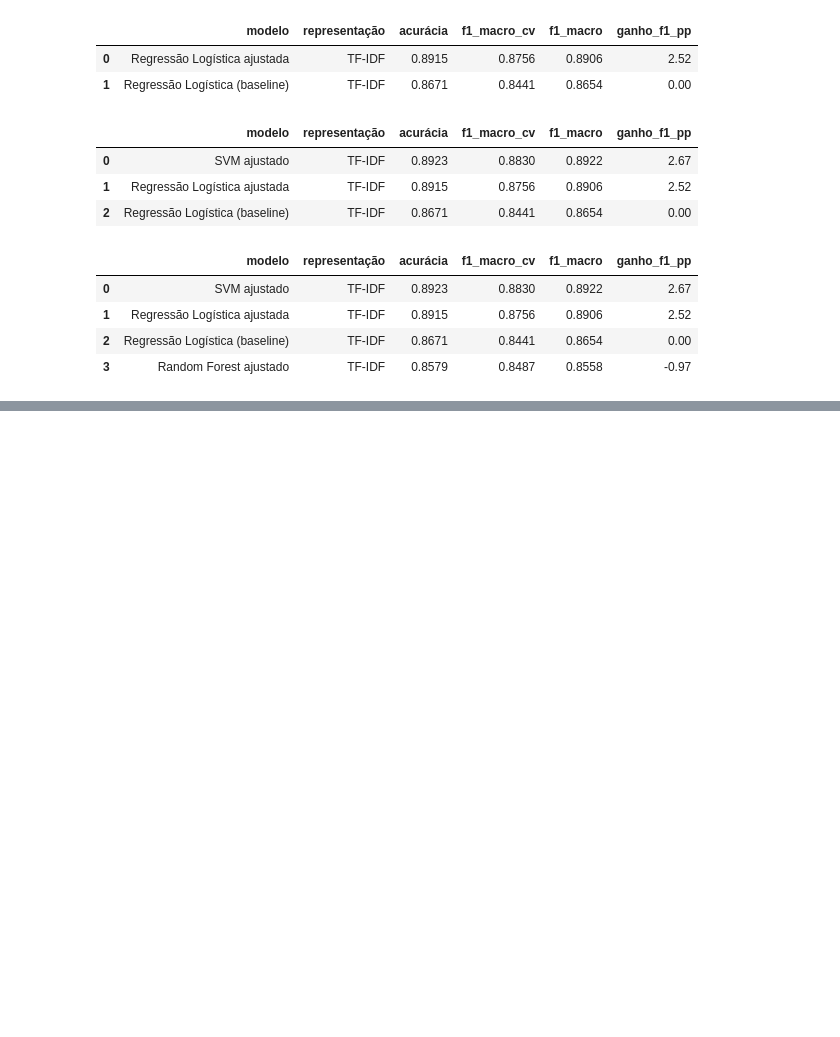
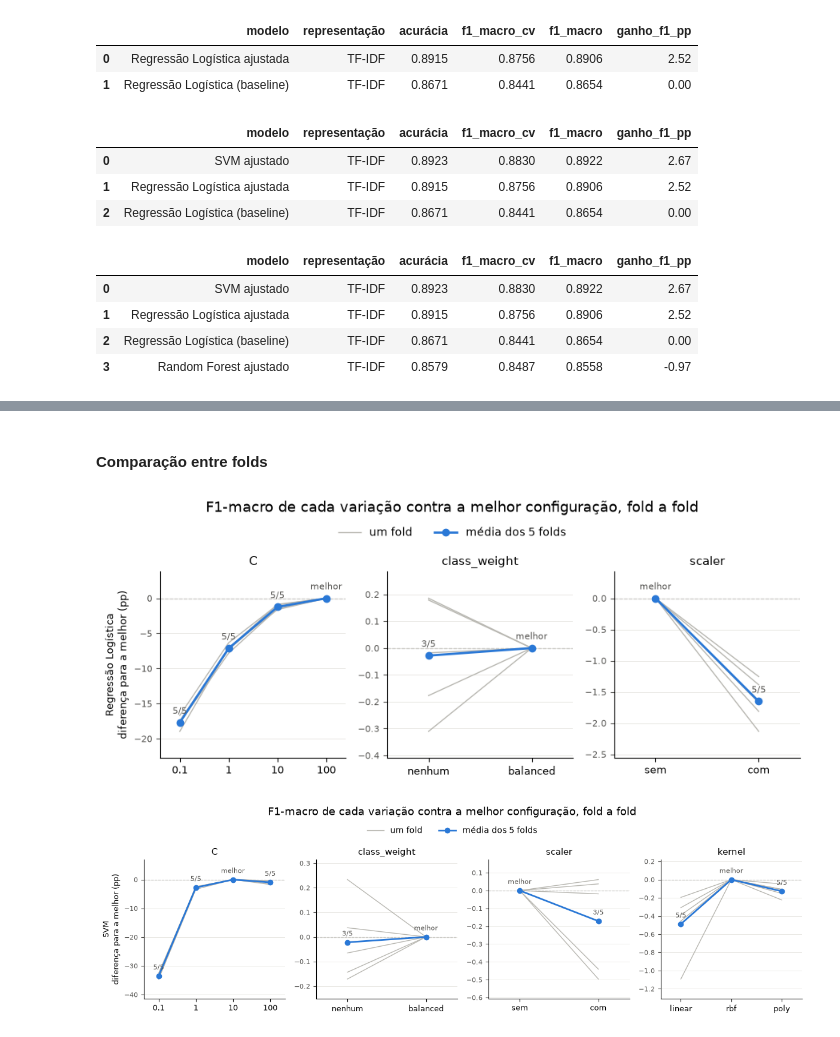
Before and after one commit to imarcososhiro/banking77-pt-classificacao, a Jupyter notebook: notebooks/03_modelagem.ipynb, the cells around one changed output, grey strips where cells are left out. Drawn from its saved outputs; the diff is of its cells as text; code cells hidden in the pictures; blank space fills up the shorter version.

```diff
--- a/notebooks/03_modelagem.ipynb
+++ b/notebooks/03_modelagem.ipynb
@@ -822,0 +997,22 @@ tabela_resultados()
+# %%
+# 5.2 Regressão Logística + Embeddings
+
+pipeline_reglog_emb = Pipeline([
+    ('scaler', 'passthrough'),  # 'passthrough' = sem padronização
+    ('clf', LogisticRegression(max_iter=1000)),
+])
+
+grade_reglog_emb = {
+    'scaler': ['passthrough', StandardScaler()],
+    'clf__C': [0.1, 1, 10, 100],
+    'clf__class_weight': [None, 'balanced'],
+}
+
+buscas_reglog_emb = {}
+for encoder, (emb_train, emb_test) in embeddings.items():
+    print(encoder)
+    buscas_reglog_emb[encoder] = buscar(
+        pipeline_reglog_emb,
+        f'../data/buscas/reglog_{encoder}.joblib',
+        n_jobs=5, grade=grade_reglog_emb, X=emb_train, y=y_train)
+    print()
@@ -822,0 +1187,15 @@ tabela_resultados()
+# %%
+# Primeiras buscas da Regressão Logística, com a grade completa (C, class_weight e scaler)
+buscas_reglog_emb_grade = {
+    encoder: joblib.load(f'../data/buscas/reglog_{encoder}.joblib')['busca']
+    for encoder in embeddings
+}
+
+FATORES_REGLOG_EMB = ['clf__C', 'clf__class_weight', 'scaler']
+FATORES_SVM_EMB = ['clf__C', 'clf__class_weight', 'scaler', 'clf__kernel']
+
+ablacao_reglog_emb = ablacao(buscas_reglog_emb_grade['e5_large'], FATORES_REGLOG_EMB)
+ablacao_svm_emb = ablacao(buscas_svm_emb['e5_large'], FATORES_SVM_EMB)
+
+print('Estudo de Hiperparâmetros - Regressão Logística + e5_large')
+ablacao_reglog_emb.round({'f1_macro_cv': 4, 'dif_pp': 2})
@@ -822,0 +1232,11 @@ tabela_resultados()
+# %% [markdown]
+#### Comparação entre folds
+# %%
+grafico_folds({'Regressão Logística': buscas_reglog_emb_grade['e5_large']}, FATORES_REGLOG_EMB)
+plt.show()
+
+grafico_folds({'SVM': buscas_svm_emb['e5_large']}, FATORES_SVM_EMB)
+plt.show()
+# %% [output]
+[figure, added]
+[figure, added]
```
Also changed, not shown: parts of 51 cells of this notebook, 2 other files.
